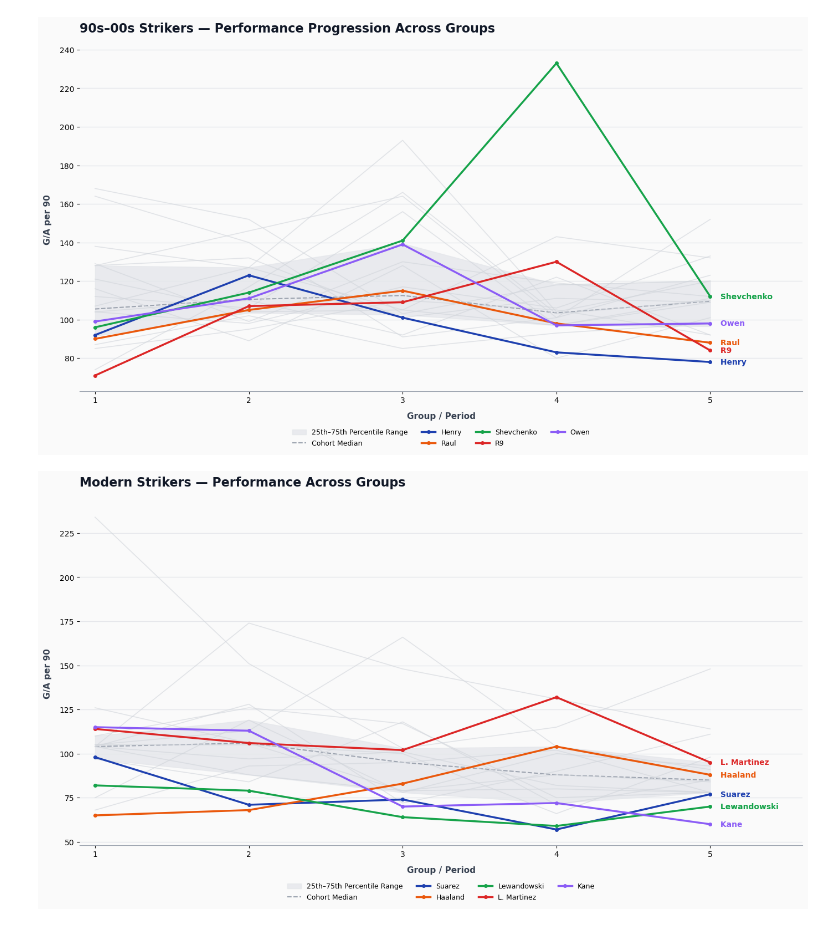
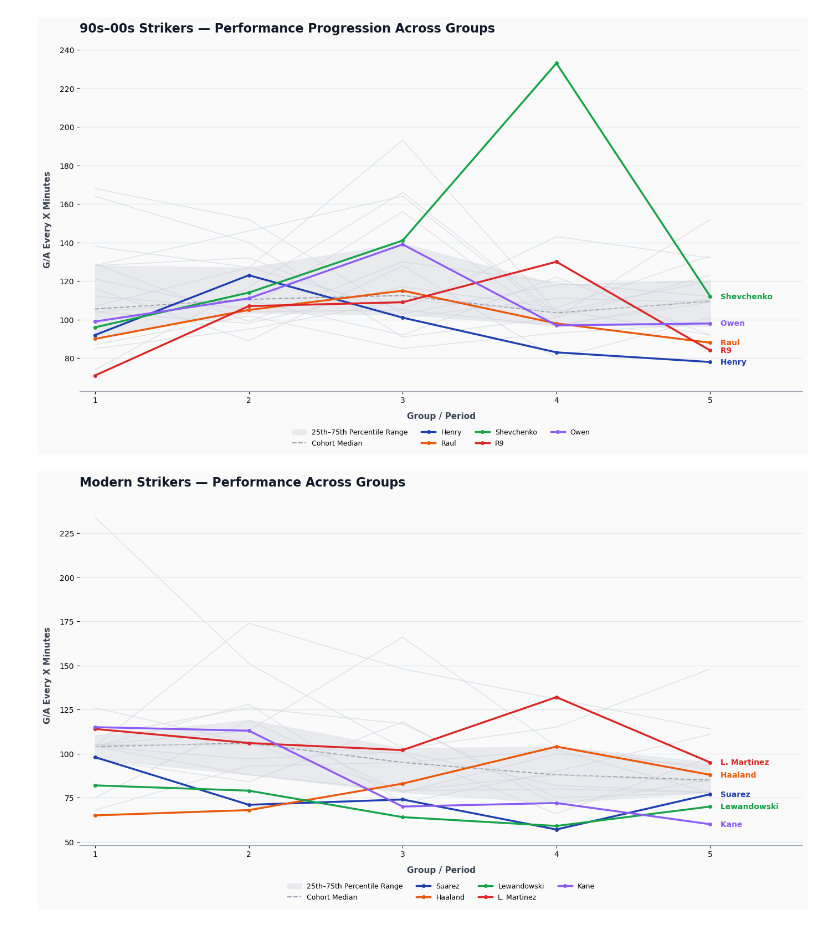
Before and after one commit to MaxAbah/NostalgiaBiasInFootball, a Jupyter notebook: FootballResearch.ipynb, the cells around one changed output. Cells and saved outputs as stored; diff of their text form; code cells hidden in the pictures.

```diff
--- a/FootballResearch.ipynb
+++ b/FootballResearch.ipynb
@@ -59,35 +59,35 @@ for player, values in data_by_striker.items():
 for player, color in highlight_players.items():
     values = data_by_striker[player]
     ax.plot(periods, values, color=color, linewidth=2.5, marker='o', markersize=4, label=player)
 
     # Direct line label on the right side of the plot
     ax.text(
         periods[-1] + 0.05, values[-1], f' {player}',
         color=color, fontweight='bold', fontsize=10, va='center'
     )
 
 ax.spines['top'].set_visible(False)
 ax.spines['right'].set_visible(False)
 ax.spines['left'].set_visible(False)
 ax.spines['bottom'].set_color('#9CA3AF')
 
 ax.yaxis.grid(True, linestyle='-', color='#E5E7EB', linewidth=1)
 ax.set_axisbelow(True)
 
 # Titles & Axis Labels
 plt.title('90s–00s Strikers — Performance Progression Across Groups', fontsize=16, fontweight='bold', pad=20, loc='left', color='#111827')
 ax.set_xlabel('Group / Period', fontsize=11, fontweight='bold', color='#374151', labelpad=10)
-ax.set_ylabel('G/A per 90', fontsize=11, fontweight='bold', color='#374151', labelpad=10)
+ax.set_ylabel('G/A Every X Minutes', fontsize=11, fontweight='bold', color='#374151', labelpad=10)
 
 ax.set_xticks(periods)
 ax.set_xlim(0.9, 5.6)
 
 ax.legend(loc='lower center', bbox_to_anchor=(0.5, -0.18), ncol=4, frameon=False, fontsize=9)
 
 plt.tight_layout()
 plt.show()
 # %% [output]
-[figure, old version]
+[figure, new version]
 # %%
 import matplotlib.pyplot as plt
 import numpy as np
@@ -167,7 +167,7 @@ ax.set_axisbelow(True)
 # Labels & Title
 plt.title('Modern Strikers — Performance Across Groups', fontsize=16, fontweight='bold', pad=20, loc='left', color='#111827')
 ax.set_xlabel('Group / Period', fontsize=11, fontweight='bold', color='#374151', labelpad=10)
-ax.set_ylabel('G/A per 90', fontsize=11, fontweight='bold', color='#374151', labelpad=10)
+ax.set_ylabel('G/A Every X Minutes ', fontsize=11, fontweight='bold', color='#374151', labelpad=10)
 
 ax.set_xticks(periods)
 ax.set_xlim(0.9, 5.6)
@@ -178,4 +178,4 @@ ax.legend(loc='lower center', bbox_to_anchor=(0.5, -0.18), ncol=4, frameon=False
 plt.tight_layout()
 plt.show()
 # %% [output]
-[figure, old version]
+[figure, new version]
```
Also changed, not shown: parts of 4 cells of this notebook.
